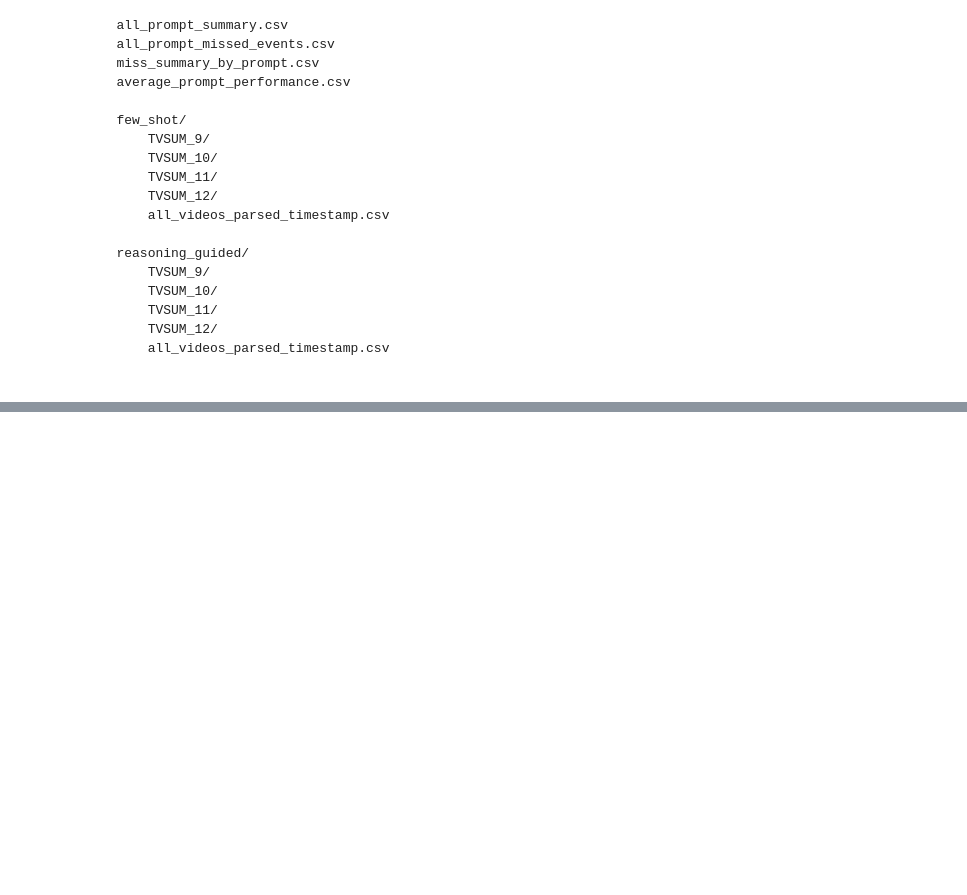
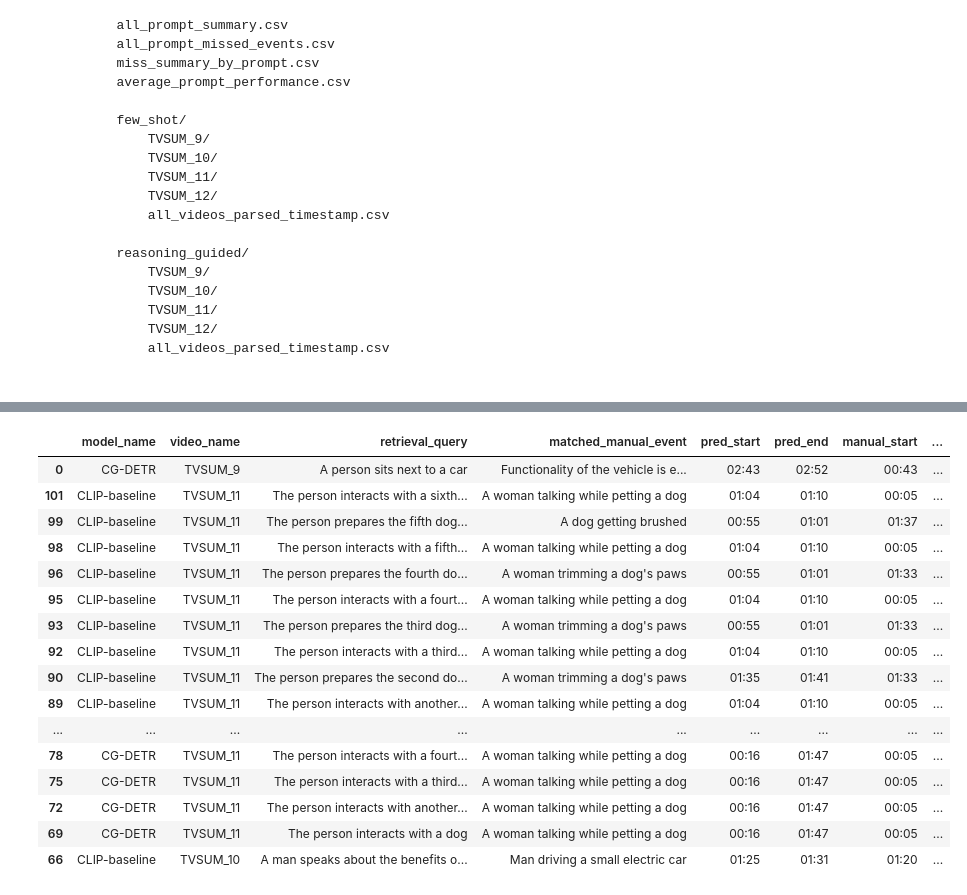
Before and after one commit to AlbinoLoaf/cv_grp3_2026, a Jupyter notebook: vlm_event_detection_group3.ipynb, the cells around one changed output, grey strips where cells are left out. Drawn from its saved outputs; the diff is of its cells as text; code cells hidden in the pictures; blank space fills up the shorter version.

Commit message:
Update notebook with moment retrieval

```diff
--- a/vlm_event_detection_group3.ipynb
+++ b/vlm_event_detection_group3.ipynb
@@ -2175,0 +3046,16 @@ outputs_vlm_event_detection/
+# %%
+# =========================
+# LOAD MANUAL ANNOTATIONS
+# =========================
+
+MANUAL_ANNOTATIONS_PATH = TASK3_OUTPUT_DIR / "manual_annotations.csv"
+
+if not MANUAL_ANNOTATIONS_PATH.exists():
+    raise FileNotFoundError(
+        f"Manual annotations file not found: {MANUAL_ANNOTATIONS_PATH}"
+    )
+
+manual_annotations_df = pd.read_csv(MANUAL_ANNOTATIONS_PATH)
+
+print(f"Loaded manual annotations from: {MANUAL_ANNOTATIONS_PATH}")
+display(manual_annotations_df.head())
@@ -2175,0 +3357,46 @@ outputs_vlm_event_detection/
+# %%
+# =========================
+# WORST RETRIEVAL FAILURES
+# =========================
+
+worst_failures_df = moment_iou_eval_df.sort_values(
+    by="temporal_iou",
+    ascending=True
+).head(20)
+
+display(worst_failures_df[[
+    "model_name",
+    "video_name",
+    "retrieval_query",
+    "matched_manual_event",
+    "pred_start",
+    "pred_end",
+    "manual_start",
+    "manual_end",
+    "semantic_similarity",
+    "temporal_iou",
+    "confidence"
+]])
+
+worst_failures_df.to_csv(
+    MOMENT_OUTPUT_DIR / "moment_retrieval_worst_failures.csv",
+    index=False
+)
+# %% [output]
+|  | model_name | video_name | retrieval_query | matched_manual_event | pred_start | pred_end | manual_start | ... |
+| 0 | CG-DETR | TVSUM_9 | A person sits next to a car | Functionality of the vehicle is e... | 02:43 | 02:52 | 00:43 | ... |
+| 101 | CLIP-baseline | TVSUM_11 | The person interacts with a sixth... | A woman talking while petting a dog | 01:04 | 01:10 | 00:05 | ... |
+| 99 | CLIP-baseline | TVSUM_11 | The person prepares the fifth dog... | A dog getting brushed | 00:55 | 01:01 | 01:37 | ... |
+| 98 | CLIP-baseline | TVSUM_11 | The person interacts with a fifth... | A woman talking while petting a dog | 01:04 | 01:10 | 00:05 | ... |
+| 96 | CLIP-baseline | TVSUM_11 | The person prepares the fourth do... | A woman trimming a dog's paws | 00:55 | 01:01 | 01:33 | ... |
+| 95 | CLIP-baseline | TVSUM_11 | The person interacts with a fourt... | A woman talking while petting a dog | 01:04 | 01:10 | 00:05 | ... |
+| 93 | CLIP-baseline | TVSUM_11 | The person prepares the third dog... | A woman trimming a dog's paws | 00:55 | 01:01 | 01:33 | ... |
+| 92 | CLIP-baseline | TVSUM_11 | The person interacts with a third... | A woman talking while petting a dog | 01:04 | 01:10 | 00:05 | ... |
+| 90 | CLIP-baseline | TVSUM_11 | The person prepares the second do... | A woman trimming a dog's paws | 01:35 | 01:41 | 01:33 | ... |
+| 89 | CLIP-baseline | TVSUM_11 | The person interacts with another... | A woman talking while petting a dog | 01:04 | 01:10 | 00:05 | ... |
+| ... | ... | ... | ... | ... | ... | ... | ... | ... |
+| 78 | CG-DETR | TVSUM_11 | The person interacts with a fourt... | A woman talking while petting a dog | 00:16 | 01:47 | 00:05 | ... |
+| 75 | CG-DETR | TVSUM_11 | The person interacts with a third... | A woman talking while petting a dog | 00:16 | 01:47 | 00:05 | ... |
+| 72 | CG-DETR | TVSUM_11 | The person interacts with another... | A woman talking while petting a dog | 00:16 | 01:47 | 00:05 | ... |
+| 69 | CG-DETR | TVSUM_11 | The person interacts with a dog | A woman talking while petting a dog | 00:16 | 01:47 | 00:05 | ... |
+| 66 | CLIP-baseline | TVSUM_10 | A man speaks about the benefits o... | Man driving a small electric car | 01:25 | 01:31 | 01:20 | ... |
```
Also changed, not shown: parts of 32 cells of this notebook.
